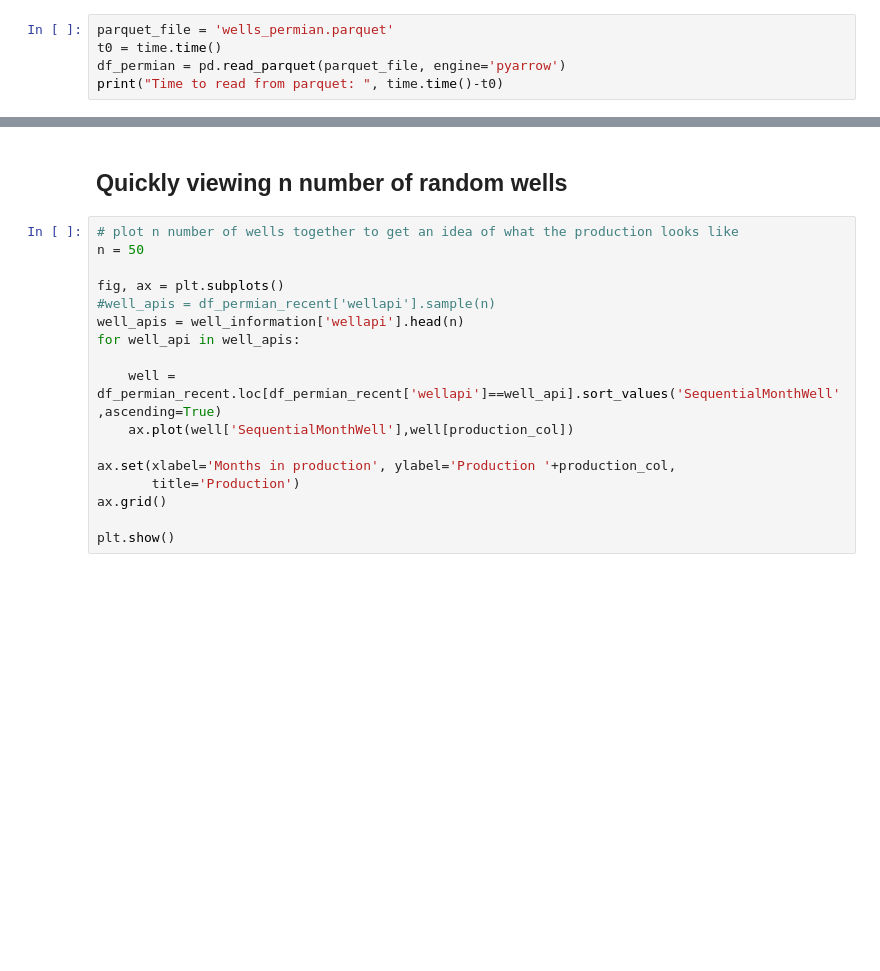
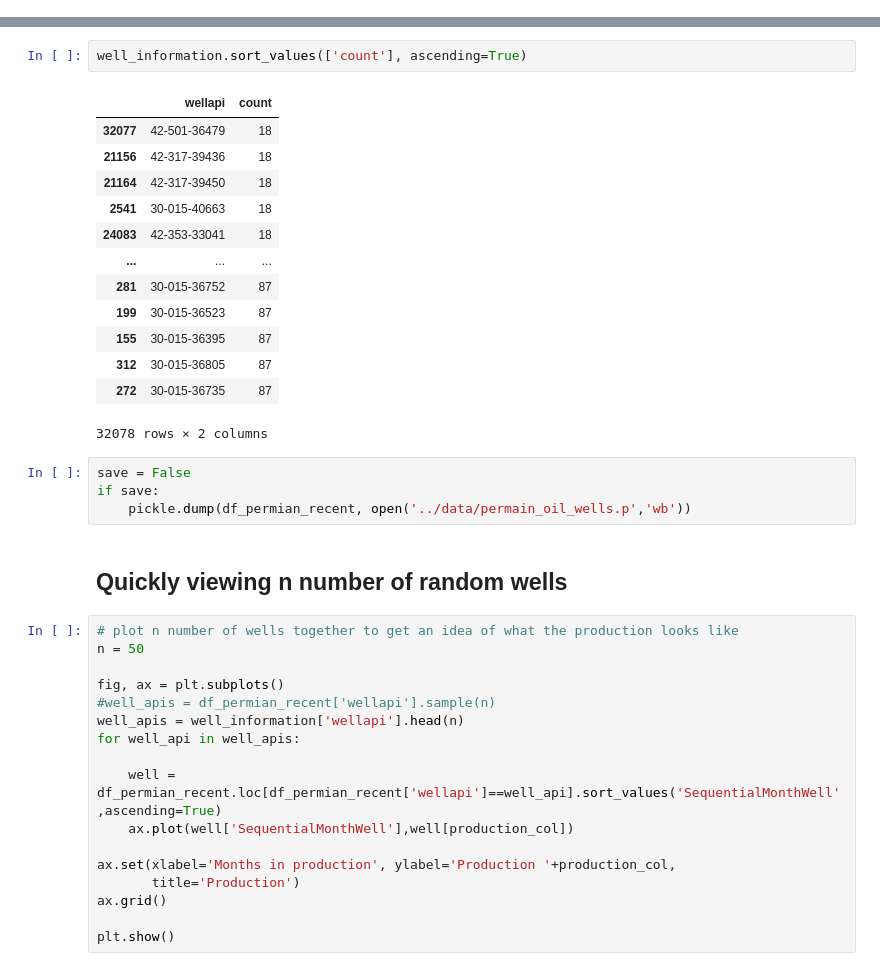
Before and after one commit to abeduplaa/decline-curve-analysis, a Jupyter notebook: notebooks/ArpsDCA.ipynb, the cells around one changed output, grey strips where cells are left out. Saved outputs shown, nothing was run; the diff lists cells and outputs as text; blank space fills up the shorter version.

```diff
--- a/notebooks/ArpsDCA.ipynb
+++ b/notebooks/ArpsDCA.ipynb
@@ -57,8 +67,3 @@ if omnisci:
-# %%
-parquet_file = 'wells_permian.parquet'
-t0 = time.time()
-df_permian = pd.read_parquet(parquet_file, engine='pyarrow')
-print("Time to read from parquet: ", time.time()-t0)
 # %%
 df_permian.head()
 # %% [output]
@@ -94,3 +127,23 @@ well_information.head()
+# %%
+well_information.sort_values(['count'], ascending=True)
+# %% [output]
+|  | wellapi | count |
+| 32077 | 42-501-36479 | 18 |
+| 21156 | 42-317-39436 | 18 |
+| 21164 | 42-317-39450 | 18 |
+| 2541 | 30-015-40663 | 18 |
+| 24083 | 42-353-33041 | 18 |
+| ... | ... | ... |
+| 281 | 30-015-36752 | 87 |
+| 199 | 30-015-36523 | 87 |
+| 155 | 30-015-36395 | 87 |
+| 312 | 30-015-36805 | 87 |
+| 272 | 30-015-36735 | 87 |
+32078 rows × 2 columns
+# %%
+save = False
+if save:
+    pickle.dump(df_permian_recent, open('../data/permain_oil_wells.p','wb'))
 # %% [markdown]
 ## Quickly viewing n number of random wells
 # %%
```
Also changed, not shown: parts of 41 cells of this notebook, 3 other files.
